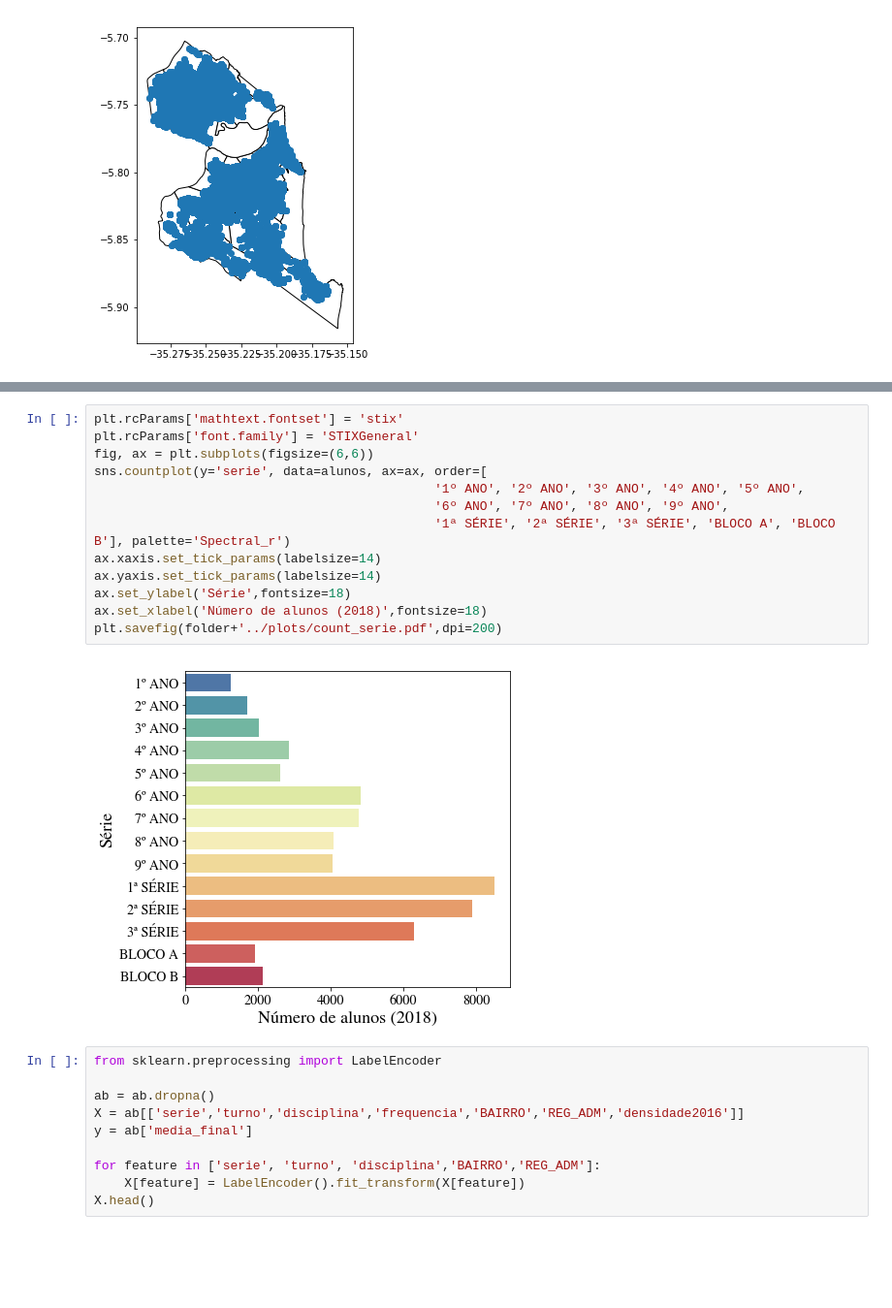
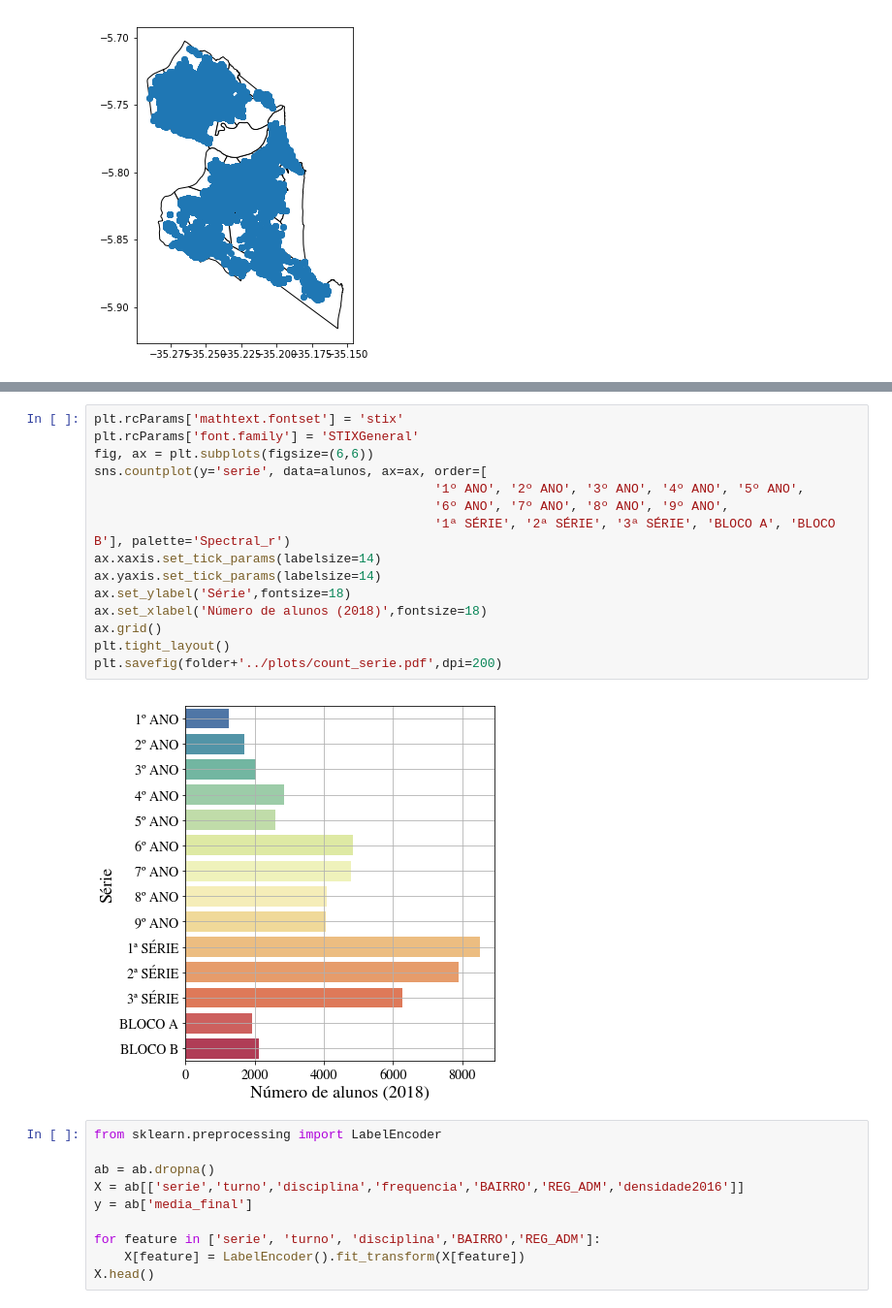
Before and after one commit to adaj/educational-analytics, a Jupyter notebook: eda+regressao.ipynb, the cells around one changed output, grey strips where cells are left out. Shown at 97% size. Drawn from its saved outputs; the diff is of its cells as text; blank space fills up the shorter version.

```diff
--- a/eda+regressao.ipynb
+++ b/eda+regressao.ipynb
@@ -39,18 +52,20 @@ Warning: CRS does not match!
 # %%
 plt.rcParams['mathtext.fontset'] = 'stix'
 plt.rcParams['font.family'] = 'STIXGeneral'
 fig, ax = plt.subplots(figsize=(6,6))
 sns.countplot(y='serie', data=alunos, ax=ax, order=[
                                              '1º ANO', '2º ANO', '3º ANO', '4º ANO', '5º ANO',
                                              '6º ANO', '7º ANO', '8º ANO', '9º ANO',
                                              '1ª SÉRIE', '2ª SÉRIE', '3ª SÉRIE', 'BLOCO A', 'BLOCO B'], palette='Spectral_r')
 ax.xaxis.set_tick_params(labelsize=14)
 ax.yaxis.set_tick_params(labelsize=14)
 ax.set_ylabel('Série',fontsize=18)
 ax.set_xlabel('Número de alunos (2018)',fontsize=18)
+ax.grid()
+plt.tight_layout()
 plt.savefig(folder+'../plots/count_serie.pdf',dpi=200)
 # %% [output]
-[figure, old version]
+[figure, new version]
 # %%
 from sklearn.preprocessing import LabelEncoder
 
```
Also changed, not shown: parts of 3 cells of this notebook, 4 other files.
